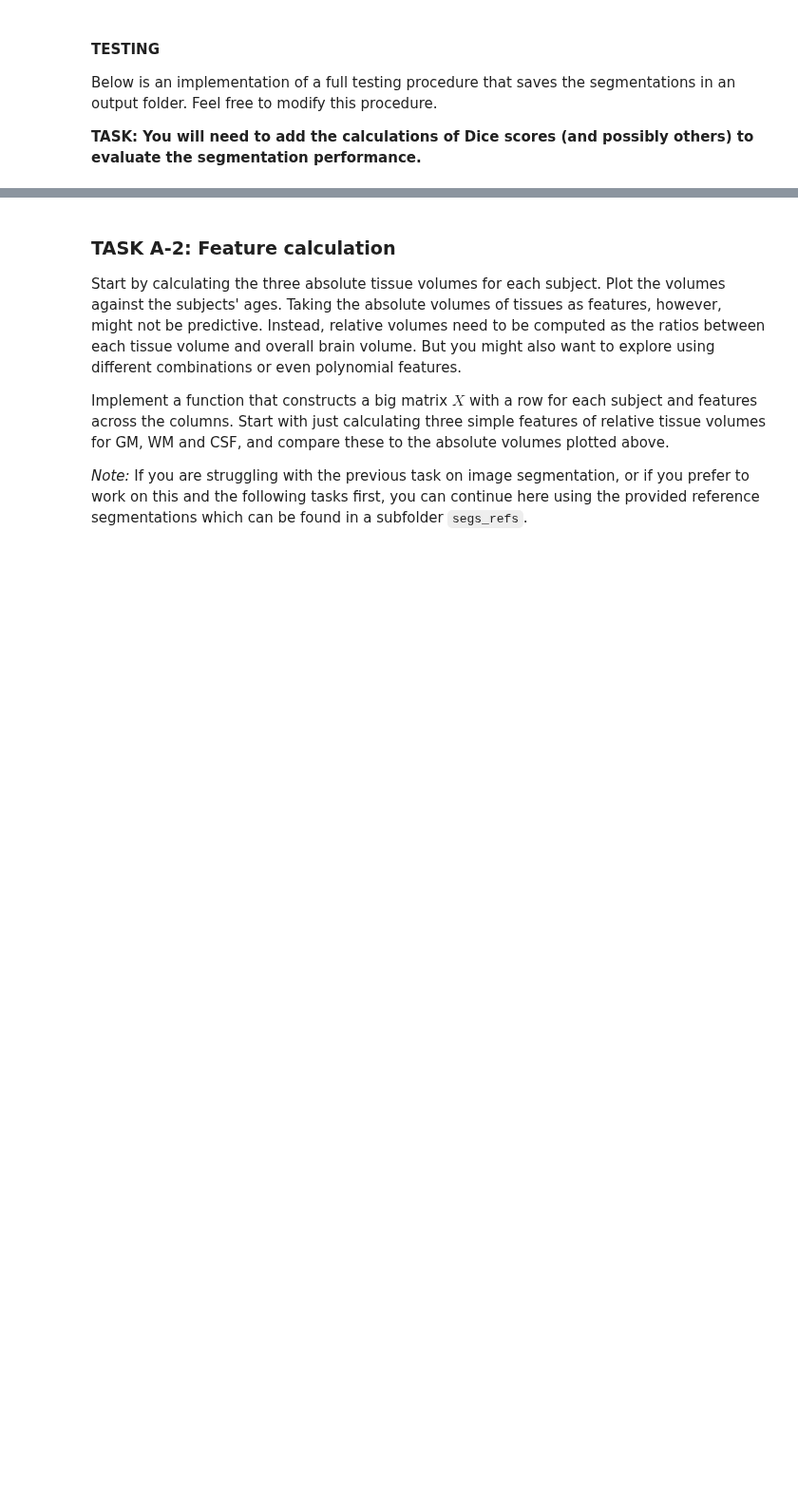
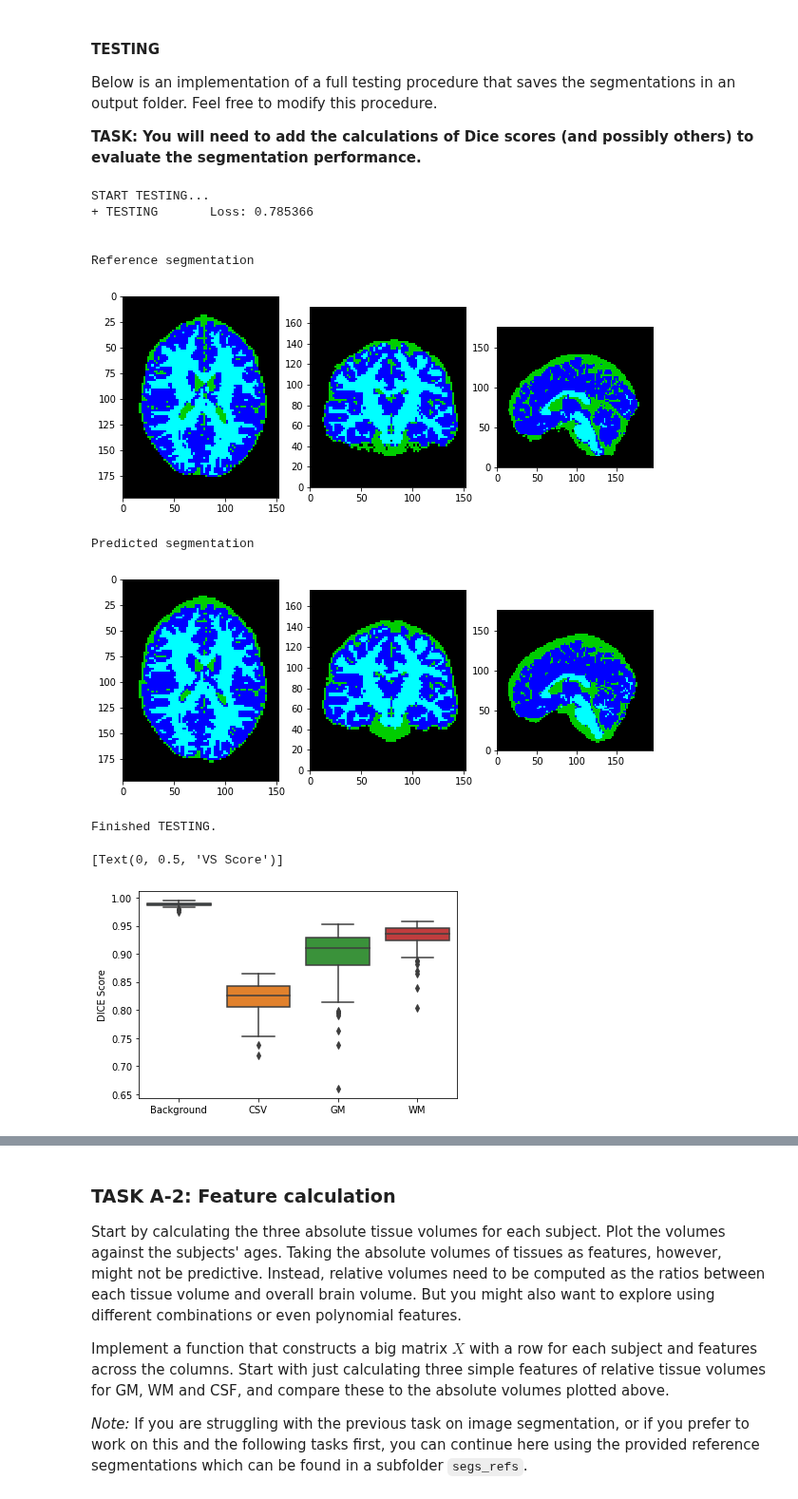
Before and after one commit to alvaroprat97/Machine-Learning, a Jupyter notebook: MedicalImaging/Project/Brain-Age-Regression.ipynb, the cells around one changed output, grey strips where cells are left out. Shown at 95% size. Drawn from its saved outputs; the diff is of its cells as text; code cells hidden in the pictures; blank space fills up the shorter version.

```diff
--- a/MedicalImaging/Project/Brain-Age-Regression.ipynb
+++ b/MedicalImaging/Project/Brain-Age-Regression.ipynb
@@ -315,13 +353,15 @@ Here we set some default hyper-parameters and a starting configuration for the i
 # %%
 rnd_seed = 42 #fixed random seed
 
-img_size = [64, 64, 64]
-img_spacing = [3, 3, 3]
+img_size = [76, 98, 88]
+img_spacing = [2, 2, 2]
 
 num_epochs = 100
-learning_rate = 0.001
+num_save_epochs = 20
+
+learning_rate = 5e-4
 batch_size = 2
-val_interval = 10
+val_interval = 10 # Validation Interval
 
 num_classes = 4
 
@@ -352,11 +398,14 @@ We apply some standard pre-processing on the data such as intensity normalizatio
 # LOAD ACTUAL TRAINING DATA
 #dataset_train = ImageSegmentationDataset(files_seg_img_train, files_seg_seg_train, files_seg_msk_train, img_spacing, img_size)
 # LOAD VALIDATION DATA AS TRAINING FOR QUICK DEBUGGING
-dataset_train = ImageSegmentationDataset(files_seg_img_val, files_seg_seg_val, files_seg_msk_val, img_spacing, img_size)
+dataset_train = ImageSegmentationDataset(files_seg_img_train, files_seg_seg_train, files_seg_msk_train, img_spacing, img_size)
 dataloader_train = torch.utils.data.DataLoader(dataset_train, batch_size=batch_size, shuffle=True)
 
 dataset_val = ImageSegmentationDataset(files_seg_img_val, files_seg_seg_val, files_seg_msk_val, img_spacing, img_size)
 dataloader_val = torch.utils.data.DataLoader(dataset_val, batch_size=1, shuffle=False)
+
+dataset_test = ImageSegmentationDataset(files_seg_img_test, files_seg_seg_test, files_seg_msk_test, img_spacing, img_size)
+dataloader_test = torch.utils.data.DataLoader(dataset_test, batch_size=1, shuffle=False)
 # %% [markdown]
 #### Visualise training example
 
@@ -475,8 +668,8 @@ plt.show()
 
 Now that we have trained a model, the next cells are about applying that model to the 500 subjects that are used for training the age regressor. Note, at a later stage you will also need to run the model on the 100 subjects from the hold-out set, once these have been made available. Before testing on the full set, you may want to initially just test on the 5 validation subjects to check everything is working fine.
 # %%
-meta_data_reg_train = pd.read_csv(data_dir + 'meta/meta_data_reg_train.csv')
-ids_seg_test = list(meta_data_reg_train['subject_id'])
+meta_data_reg_test = pd.read_csv(data_dir + 'meta/meta_data_reg_test.csv')
+ids_seg_test = list(meta_data_reg_test['subject_id'])
 files_seg_img_test = [data_dir + 'images/sub-' + f + '_T1w_unbiased.nii.gz' for f in ids_seg_test]
 files_seg_seg_test = [data_dir + 'segs_refs/sub-' + f + '_T1w_seg.nii.gz' for f in ids_seg_test]
 files_seg_msk_test = [data_dir + 'masks/sub-' + f + '_T1w_brain_mask.nii.gz' for f in ids_seg_test]
@@ -504,14 +704,34 @@ Below is an implementation of a full testing procedure that saves the segmentati
 
 **TASK: You will need to add the calculations of Dice scores (and possibly others) to evaluate the segmentation performance.**
 # %%
+import seaborn as sns
+
 pred_dir = os.path.join(out_dir, 'pred')
 if not os.path.exists(pred_dir):
     os.makedirs(pred_dir)
 
-model = SimpleNet3D(num_classes=num_classes)
+model = ResidualNet3D(ResBlock, ModelBlock, num_classes=4)
 model.load_state_dict(torch.load(os.path.join(model_dir, 'model.pt')))
 model.to(device)
 model.eval()
+
+def iterate_DICE(prd,seg,DICE):
+    total_pixels = 88*98*76
+    for idx in range(4):
+
+        prd_idx = (prd == idx)
+        prd_n_idx = (prd != idx)
+
+        DICE['C{}'.format(idx)]['TP'].append(torch.sum(seg[prd_idx] == idx).item()/total_pixels)
+        DICE['C{}'.format(idx)]['FP'].append(torch.sum(seg[prd_idx] != idx).item()/total_pixels)
+        DICE['C{}'.format(idx)]['TN'].append(torch.sum(seg[prd_n_idx] != idx).item()/total_pixels)
+        DICE['C{}'.format(idx)]['FN'].append(torch.sum(seg[prd_n_idx] == idx).item()/total_pixels)
+    return DICE
+
+DICE = {'C0':{'TP':[],'FP':[],'TN':[],'FN':[]},
+         'C1':{'TP':[],'FP':[],'TN':[],'FN':[]},
+         'C2':{'TP':[],'FP':[],'TN':[],'FN':[]},
+         'C3':{'TP':[],'FP':[],'TN':[],'FN':[]}}
 
 print('START TESTING...')
 
@@ -521,30 +741,64 @@ idx_test = 0
 with torch.no_grad():
     for data_sample in dataloader_test:
         img, seg = data_sample['img'].to(device), data_sample['seg'].to(device)
         prd = model(img)
         prd_flat = prd.view(prd.size(0), prd.size(1), -1)
         seg_flat = seg.view(seg.size(0), seg.size(1), -1)
         loss_test += F.cross_entropy(prd_flat, seg_flat.squeeze(1), reduction='sum').item()
         sum_pts += seg_flat.size(2)
 
         prd = torch.argmax(prd, dim=1)
+
+        iterate_DICE(prd[0],seg[0,0],DICE)
 
         sample = dataset_test.get_sample(idx_test)
         name = dataset_test.get_seg_name(idx_test)
         prediction = sitk.GetImageFromArray(prd.cpu().squeeze().numpy().astype(np.uint8))
         prediction.CopyInformation(sample['seg'])
         sitk.WriteImage(prediction, os.path.join(pred_dir, name))
 
         idx_test += 1
 
 loss_test /= sum_pts
 
 print('+ TESTING \tLoss: {:.6f}'.format(loss_test))
 
 # Show last testing sample as an example
 print('\n\nReference segmentation')
 display_image(sitk.LabelToRGB(sample['seg']))
 print('Predicted segmentation')
 display_image(sitk.LabelToRGB(prediction))
 
+# calculate DICE and VOLUME SIMILARITY from TP, FN, FP, TN
+for key in DICE.keys():
+    p_stat = DICE[key]
+    DICE[key]['DICE'] = 2*np.array(p_stat['TP'])/(2*np.array(p_stat['TP']) + np.array(p_stat['FP']) + np.array(p_stat['FN']))
+    DICE[key]['VS'] = 1 - np.abs(np.array(p_stat['FN'])-np.array(p_stat['FP']))/(2*np.array(p_stat['TP'])+np.array(p_stat['FP'])+np.array(p_stat['FN']))
+
+DDICE = {key:DICE[key]['DICE'] for key in DICE.keys()}
+VSDICE = {key:DICE[key]['VS'] for key in DICE.keys()}
+
+dd = pd.DataFrame(DDICE)
+dd.rename(columns={"C0": "Background", "C1": "CSV", "C2": "GM", "C3":"WM"}, inplace = True)
+vv = pd.DataFrame(VSDICE)
+vv.rename(columns={"C0": "Background", "C1": "CSV", "C2": "GM", "C3":"WM"},inplace = True)
+
 print('\nFinished TESTING.')
+
+ax = sns.boxplot(data=dd)
+ax.set(ylabel='DICE Score')
+plt.figure()
+ax = sns.boxplot(data=vv)
+ax.set(ylabel='VS Score')
+# %% [output]
+START TESTING...
++ TESTING       Loss: 0.785366
+
+
+Reference segmentation
+[figure, added]
+Predicted segmentation
+[figure, added]
+Finished TESTING.
+[Text(0, 0.5, 'VS Score')]
+[figure, added]
```
Also changed, not shown: parts of 79 cells of this notebook, 5 other files.
